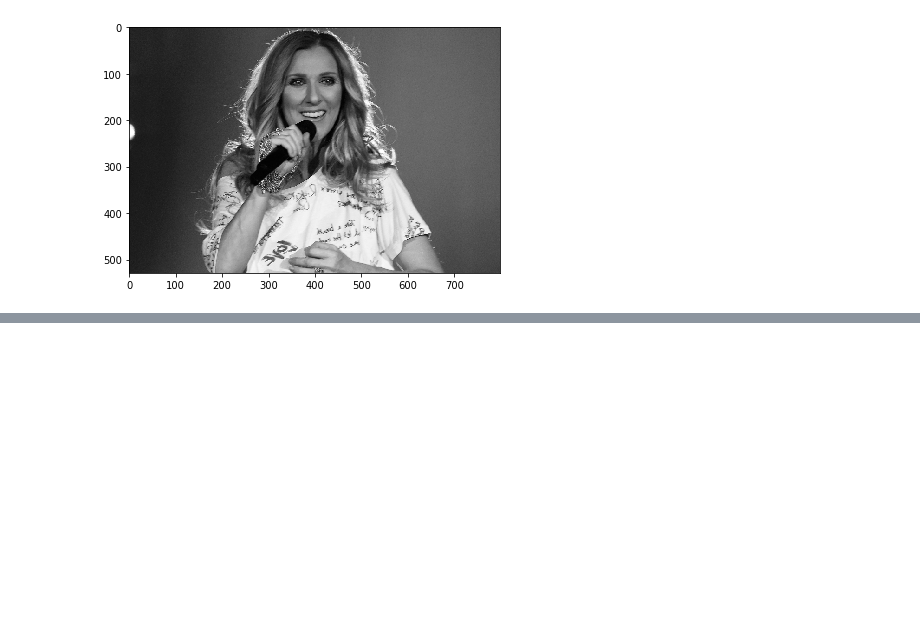
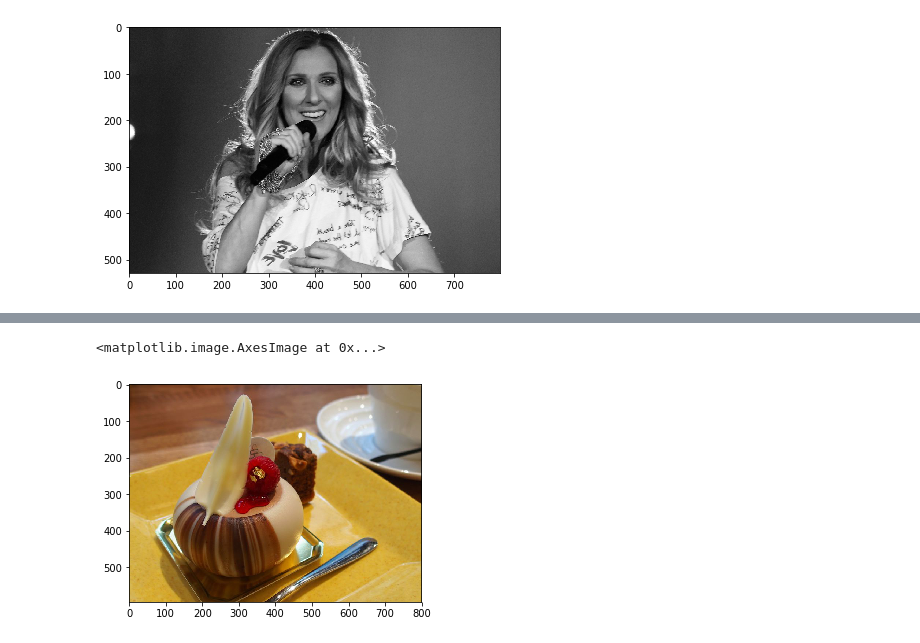
Before and after one commit to amicuscertus/Test001, a Jupyter notebook: scikit_image001.ipynb, the cells around one changed output, grey strips where cells are left out. Cells and saved outputs as stored; diff of their text form; code cells hidden in the pictures; blank space fills up the shorter version.

```diff
--- a/scikit_image001.ipynb
+++ b/scikit_image001.ipynb
@@ -43,0 +58,5 @@ io.imshow(celine_gray)
+# %%
+plt.imshow(image)
+# %% [output]
+<matplotlib.image.AxesImage at 0x...>
+[figure, added]
```
Also changed, not shown: parts of 10 cells of this notebook.
